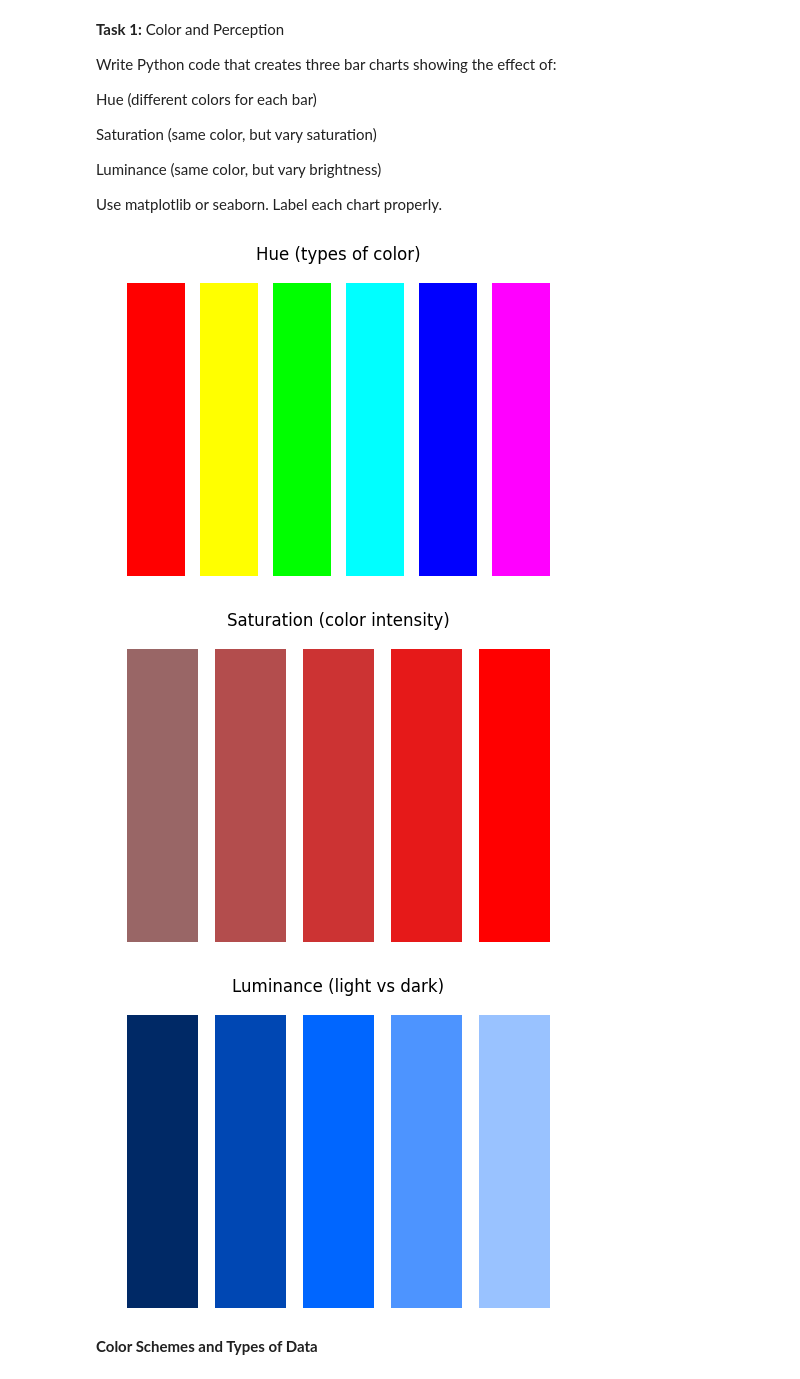
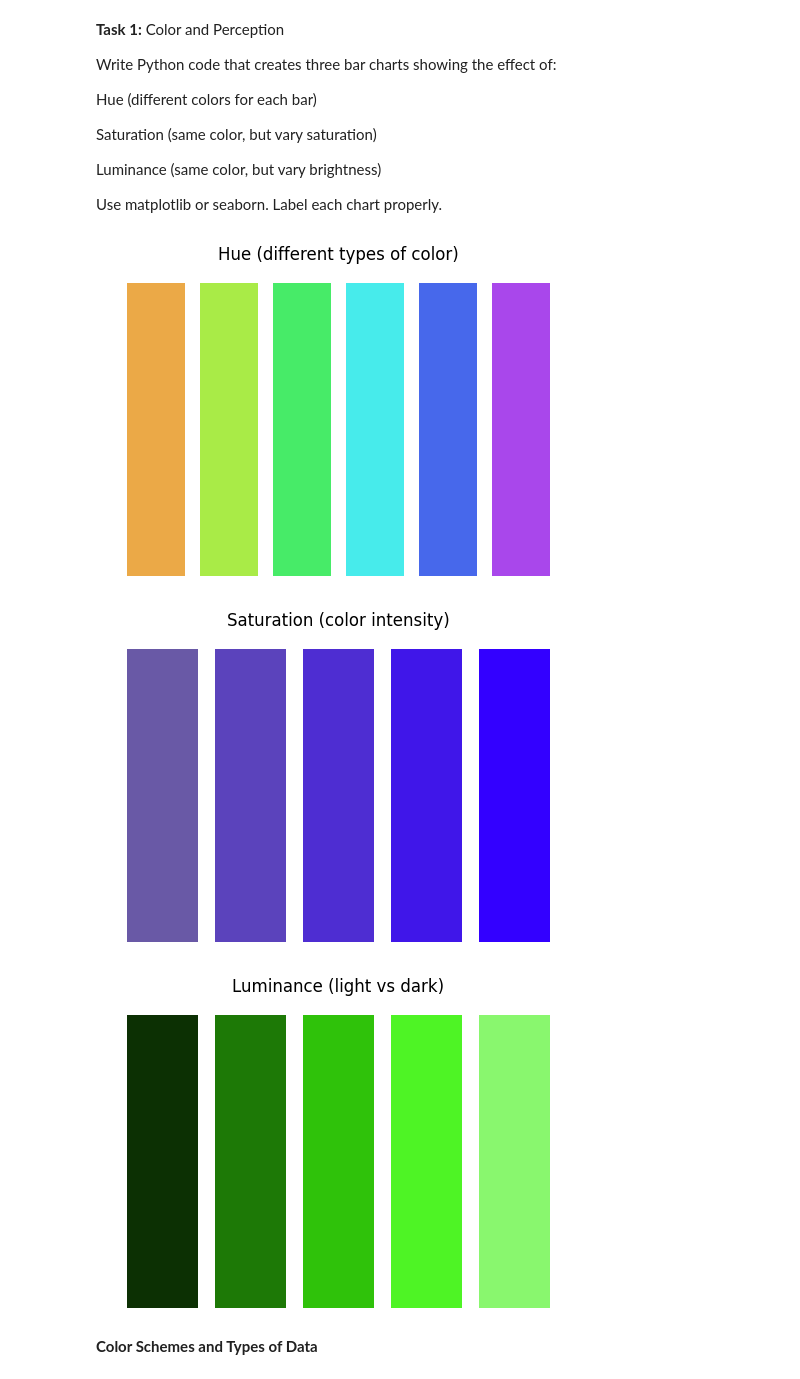
Before and after one commit to redjohnrosario-cpe/CPE-031-Visualization-and-Data-Analysis, a Jupyter notebook: Hands_On_Activity_7___Purposeful_Use_of_Color.ipynb, the cells around one changed output. Drawn from its saved outputs; the diff is of its cells as text; code cells hidden in the pictures.

```diff
--- a/Hands_On_Activity_7___Purposeful_Use_of_Color.ipynb
+++ b/Hands_On_Activity_7___Purposeful_Use_of_Color.ipynb
@@ -175,46 +175,46 @@ Use matplotlib or seaborn. Label each chart properly.
 # %%
 #Code Here
 import matplotlib.pyplot as plt
 import numpy as np
 import colorsys
 
 # Function to convert HSL (Hue, Saturation, Luminance) to RGB
 def hsl_to_rgb(h, s, l):
     return colorsys.hls_to_rgb(h, l, s)
 
-# 1. Hue demonstration
-hues = np.linspace(0, 1, 6, endpoint=False)  # 6 different hues
-colors_hue = [hsl_to_rgb(h, 1, 0.5) for h in hues]
+# 1. Hue demonstration (Different hues)
+hues = np.linspace(0.1, 0.9, 6, endpoint=False)
+colors_hue = [hsl_to_rgb(h, 0.8, 0.6) for h in hues]
 
 plt.figure(figsize=(6, 4))
 plt.bar(range(len(hues)), [1]*len(hues), color=colors_hue)
-plt.title("Hue (types of color)")
+plt.title("Hue (different types of color)")
 plt.axis("off")
 plt.show()
 
-# 2. Saturation demonstration
-saturations = np.linspace(0.2, 1, 5)  # 5 levels of saturation
-colors_sat = [hsl_to_rgb(0, s, 0.5) for s in saturations]  # fixed hue (red)
+# 2. Saturation demonstration (Different saturation levels)
+saturations = np.linspace(0.3, 1, 5)
+colors_sat = [hsl_to_rgb(0.7, s, 0.5) for s in saturations]
 
 plt.figure(figsize=(6, 4))
 plt.bar(range(len(saturations)), [1]*len(saturations), color=colors_sat)
 plt.title("Saturation (color intensity)")
 plt.axis("off")
 plt.show()
 
-# 3. Luminance demonstration
-luminances = np.linspace(0.2, 0.8, 5)  # 5 brightness levels
-colors_lum = [hsl_to_rgb(0.6, 1, l) for l in luminances]  # fixed hue (blue)
+# 3. Luminance demonstration (Different luminance levels)
+luminances = np.linspace(0.1, 0.7, 5)
+colors_lum = [hsl_to_rgb(0.3, 0.9, l) for l in luminances]
 
 plt.figure(figsize=(6, 4))
 plt.bar(range(len(luminances)), [1]*len(luminances), color=colors_lum)
 plt.title("Luminance (light vs dark)")
 plt.axis("off")
 plt.show()
 # %% [output]
-[figure, old version]
+[figure, new version]
-[figure, old version]
+[figure, new version]
-[figure, old version]
+[figure, new version]
 # %% [markdown]
 **Color Schemes and Types of Data**
 # %% [markdown]
```
Also changed, not shown: parts of 4 cells of this notebook.
